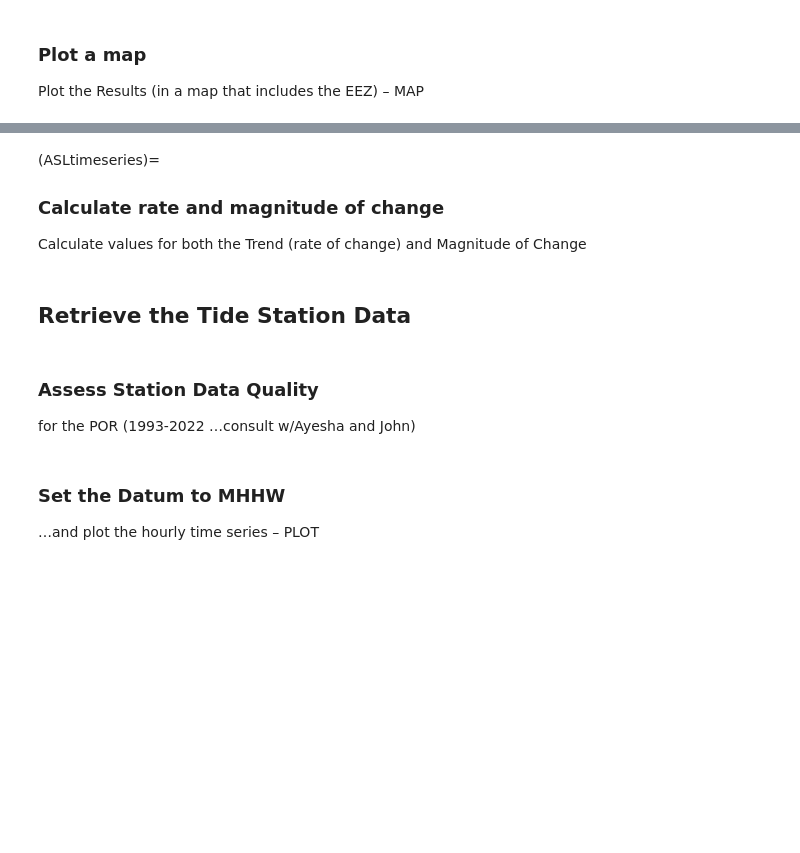
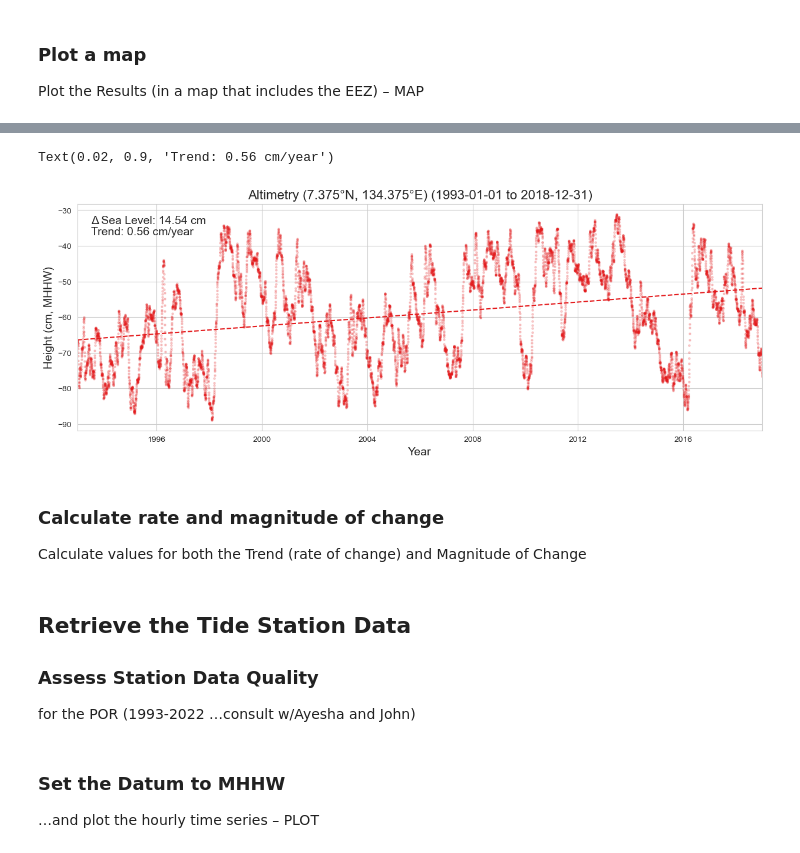
Before and after one commit to jwfiedler/SL_Indicators, a Jupyter notebook: SL_indicators_NBs/SL_magnitude.ipynb, the cells around one changed output, grey strips where cells are left out. Drawn from its saved outputs; the diff is of its cells as text; code cells hidden in the pictures; blank space fills up the shorter version.

```diff
--- a/SL_indicators_NBs/SL_magnitude.ipynb
+++ b/SL_indicators_NBs/SL_magnitude.ipynb
@@ -402,0 +351,3 @@ trend_cmems = xr.apply_ufunc(
+# %%
+# calculate the trend at the tide gauge location
+trend_mag_tide_gauge, trend_line_tide_gauge, trend_rate_tide_gauge = process_data_trend_mag(sla_mhhw)
@@ -407,6 +422,39 @@ Plot the Results (in a map that includes the EEZ) – MAP
 ### Plot time series
 Now we'll plot a time series that includes a trend line, the Absolute Sea Level Change (magnitude in cm) within area/s in proximity to the Tide Station/s – PLOT
+# %%
+# Set the style of the plot
+sns.set_style("whitegrid")
+
+# Create a color palette
+palette = sns.color_palette("Set1")
+
+# Plot the timeseries
+# Create the figure and the axes
+fig, ax = plt.subplots(figsize=(15, 5))
+# plot altimetry data
+ax.scatter(sla_mhhw['time'], 100*sla_mhhw, label='Altimetry', color=palette[0], alpha=0.2, s= 5)
+ax.plot(time_cmems, 100*trend_line_tide_gauge, label='Altimetry Trend', color=palette[0], linestyle='--')
+
+# Set the title and labels
+ax.set_title(f'Altimetry ({lat_str}, {lon_str}) ({start_date_str} to {end_date_str})', fontsize=16)
+ax.set_xlabel('Year', fontsize=14)
+ax.set_ylabel('Height (cm, MHHW)', fontsize=14)
+
+# Set the y limits
+#ax.set_ylim([-100, -20])
+
+# Set the x limits
+ax.set_xlim([start_date, end_date])
+
+
+# print on figure the trend magnitude and rate
+ax.text(0.02, 0.95, f'Δ Sea Level: {100*trend_mag_tide_gauge:.2f} cm', transform=ax.transAxes, fontsize=14,
+        verticalalignment='top')
+ax.text(0.02, 0.90, f'Trend: {100*trend_rate_tide_gauge:.2f} cm/year', transform=ax.transAxes, fontsize=14,
+        verticalalignment='top')
+# %% [output]
+Text(0.02, 0.9, 'Trend: 0.56 cm/year')
+[figure, added]
 # %% [markdown]
-(ASLtimeseries)=
 ### Calculate rate and magnitude of change
 Calculate values for both the Trend (rate of change) and Magnitude of Change
@@ -413,6 +463,5 @@ Calculate values for both the Trend (rate of change) and Magnitude of Change
 # %% [markdown]
 ## Retrieve the Tide Station Data
+### Assess Station Data Quality
+for the POR (1993-2022 …consult w/Ayesha and John)
-# %% [markdown]
-### Assess Station Data Quality
-for the POR (1993-2022 …consult w/Ayesha and John)
 # %% [markdown]
```
Also changed, not shown: parts of 49 cells of this notebook.
